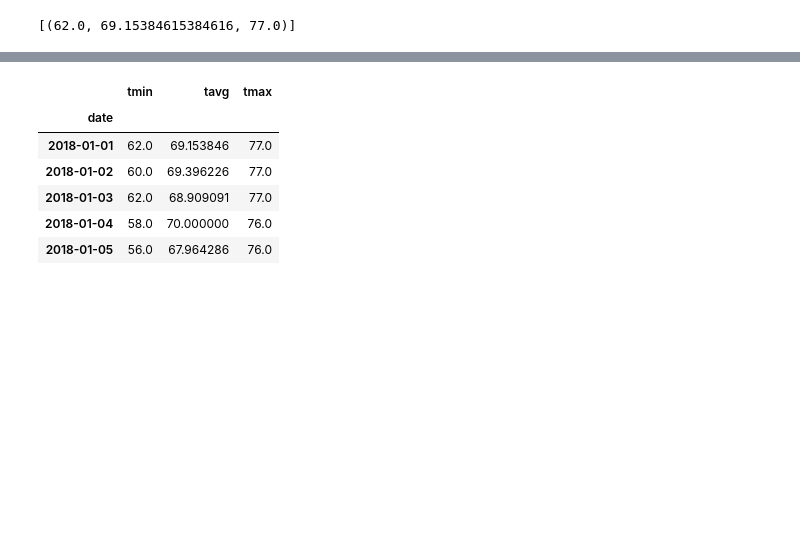
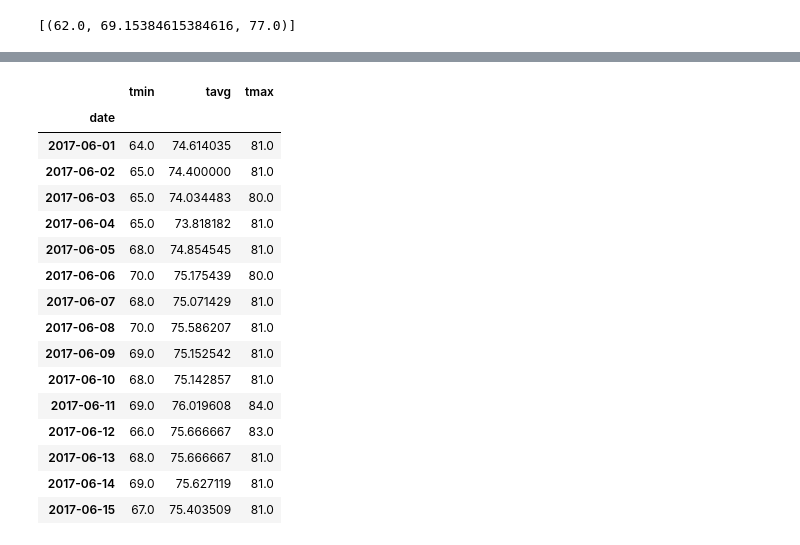
Before and after one commit to atulbhingarde/sqlalchemy-challenge, a Jupyter notebook: climate_starter.ipynb, the cells around one changed output, grey strips where cells are left out. Saved outputs shown, nothing was run; the diff lists cells and outputs as text; code cells hidden in the pictures; blank space fills up the shorter version.

```diff
--- a/climate_starter.ipynb
+++ b/climate_starter.ipynb
@@ -150,12 +255,28 @@ daily_normals("01-01")
 # %%
 # calculate the daily normals for your trip
 # push each tuple of calculations into a list called `normals`
+# Set the start and end date of the trip
 
-# Set the start and end date of the trip
+start_date = '2017-06-01'
+end_date ='2017-06-15'
 
 # Use the start and end date to create a range of dates
 
+dates = session.query(Measurement.date).filter(Measurement.date >= start_date).filter(Measurement.date <= end_date).group_by(Measurement.date).all()
+
 # Stip off the year and save a list of %m-%d strings
 
+trip_dates = [x[0] for x in dates]
+trip_dates_stripped= [x[5:] for x in trip_dates]
+start_month_day = trip_dates_stripped[0]
+end_month_day = trip_dates_stripped[-1]
+
 # Loop through the list of %m-%d strings and calculate the normals for each date
+daily_normals = [session.query(func.min(Measurement.tobs),
+                       func.avg(Measurement.tobs),
+                       func.max(Measurement.tobs)).filter(func.strftime("%m-%d", Measurement.date) >= start_month_day).filter(func.strftime("%m-%d", Measurement.date) <= end_month_day).group_by(func.strftime("%m-%d", Measurement.date)).all()]
+
+daily_normals = daily_normals[0]
+print("Aggregate Daily Normals for 06-01 to 06-15")
+daily_normals
 # %% [output]
@@ -169,12 +299,28 @@ daily_normals("01-01")
 # %%
 # Load the previous query results into a Pandas DataFrame and add the `trip_dates` range as the `date` index
+
+daily_normals_df= pd.DataFrame(daily_normals,columns=['tmin', 'tavg', 'tmax'])
+daily_normals_df['date']= trip_dates
+daily_normals_df['date'] = pd.to_datetime(daily_normals_df['date'], format='%Y-%m-%d')
+daily_normals_df.set_index('date',inplace=True)
+daily_normals_df
 # %% [output]
 |  | tmin | tavg | tmax |
 | date |  |  |  |
-| 2018-01-01 | 62.0 | 69.153846 | 77.0 |
-| 2018-01-02 | 60.0 | 69.396226 | 77.0 |
-| 2018-01-03 | 62.0 | 68.909091 | 77.0 |
-| 2018-01-04 | 58.0 | 70.000000 | 76.0 |
-| 2018-01-05 | 56.0 | 67.964286 | 76.0 |
+| 2017-06-01 | 64.0 | 74.614035 | 81.0 |
+| 2017-06-02 | 65.0 | 74.400000 | 81.0 |
+| 2017-06-03 | 65.0 | 74.034483 | 80.0 |
+| 2017-06-04 | 65.0 | 73.818182 | 81.0 |
+| 2017-06-05 | 68.0 | 74.854545 | 81.0 |
+| 2017-06-06 | 70.0 | 75.175439 | 80.0 |
+| 2017-06-07 | 68.0 | 75.071429 | 81.0 |
+| 2017-06-08 | 70.0 | 75.586207 | 81.0 |
+| 2017-06-09 | 69.0 | 75.152542 | 81.0 |
+| 2017-06-10 | 68.0 | 75.142857 | 81.0 |
+| 2017-06-11 | 69.0 | 76.019608 | 84.0 |
+| 2017-06-12 | 66.0 | 75.666667 | 83.0 |
+| 2017-06-13 | 68.0 | 75.666667 | 81.0 |
+| 2017-06-14 | 69.0 | 75.627119 | 81.0 |
+| 2017-06-15 | 67.0 | 75.403509 | 81.0 |
 # %%
 # Plot the daily normals as an area plot with `stacked=False`
```
Also changed, not shown: parts of 24 cells of this notebook, 11 other files.
